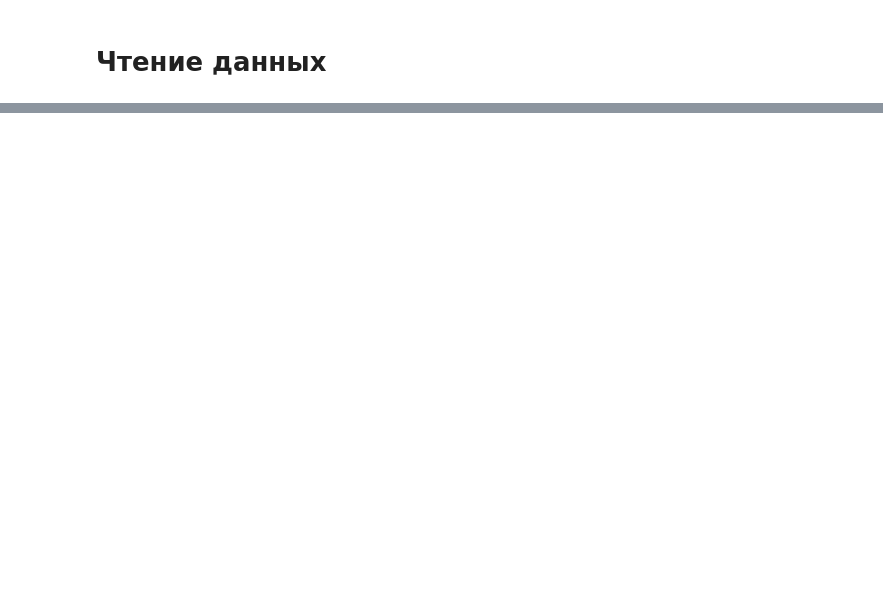
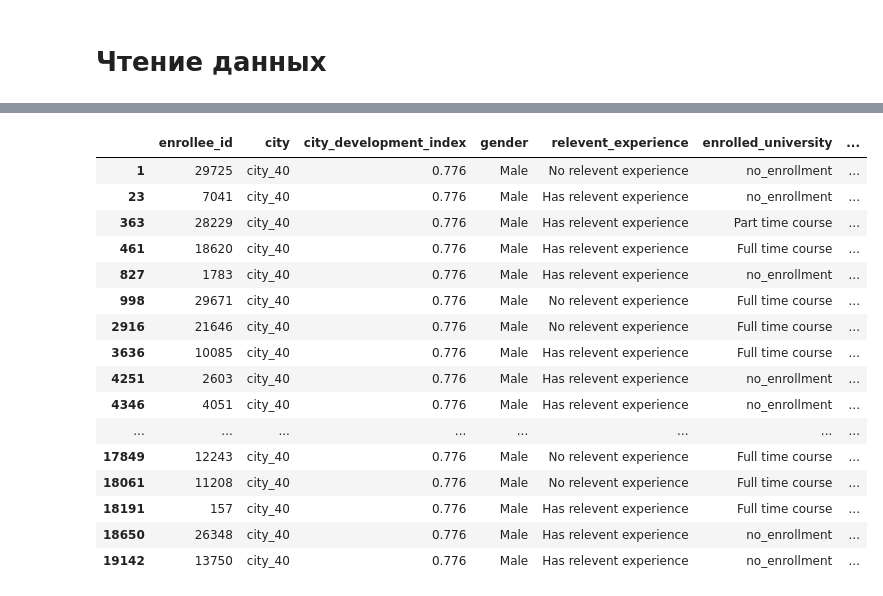
Before and after one commit to probabylity/learning, a Jupyter notebook: pandas_crash.ipynb, the cells around one changed output, grey strips where cells are left out. Cells and saved outputs as stored; diff of their text form; code cells hidden in the pictures; blank space fills up the shorter version.

```diff
--- a/pandas_crash.ipynb
+++ b/pandas_crash.ipynb
@@ -44,0 +67,20 @@ df
+# %%
+df[(df['city'] == 'city_40')&(df['gender'] == 'Male')]
+# %% [output]
+|  | enrollee_id | city | city_development_index | gender | relevent_experience | enrolled_university | ... |
+| 1 | 29725 | city_40 | 0.776 | Male | No relevent experience | no_enrollment | ... |
+| 23 | 7041 | city_40 | 0.776 | Male | Has relevent experience | no_enrollment | ... |
+| 363 | 28229 | city_40 | 0.776 | Male | Has relevent experience | Part time course | ... |
+| 461 | 18620 | city_40 | 0.776 | Male | Has relevent experience | Full time course | ... |
+| 827 | 1783 | city_40 | 0.776 | Male | Has relevent experience | no_enrollment | ... |
+| 998 | 29671 | city_40 | 0.776 | Male | No relevent experience | Full time course | ... |
+| 2916 | 21646 | city_40 | 0.776 | Male | No relevent experience | Full time course | ... |
+| 3636 | 10085 | city_40 | 0.776 | Male | Has relevent experience | Full time course | ... |
+| 4251 | 2603 | city_40 | 0.776 | Male | Has relevent experience | no_enrollment | ... |
+| 4346 | 4051 | city_40 | 0.776 | Male | Has relevent experience | no_enrollment | ... |
+| ... | ... | ... | ... | ... | ... | ... | ... |
+| 17849 | 12243 | city_40 | 0.776 | Male | No relevent experience | Full time course | ... |
+| 18061 | 11208 | city_40 | 0.776 | Male | No relevent experience | Full time course | ... |
+| 18191 | 157 | city_40 | 0.776 | Male | Has relevent experience | Full time course | ... |
+| 18650 | 26348 | city_40 | 0.776 | Male | Has relevent experience | no_enrollment | ... |
+| 19142 | 13750 | city_40 | 0.776 | Male | Has relevent experience | no_enrollment | ... |
```
Also changed, not shown: parts of 16 cells of this notebook.
